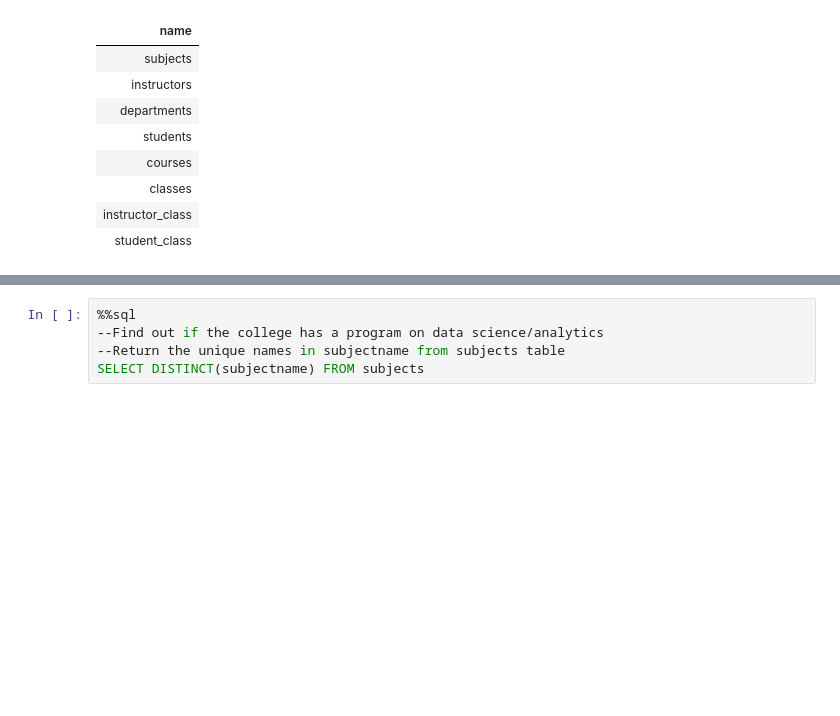
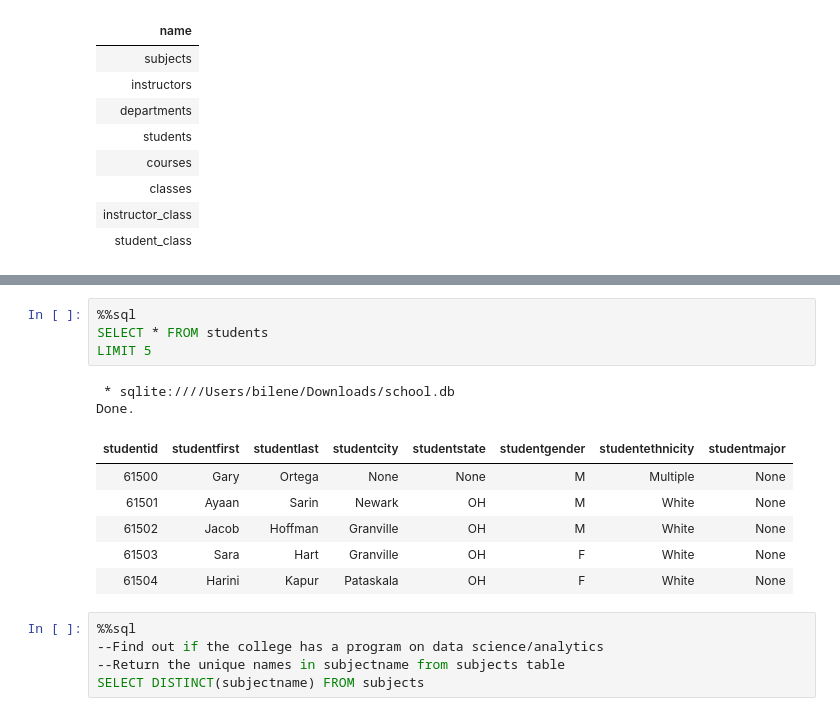
Before and after one commit to ernbilen/Data200_Fall23, a Jupyter notebook: notes/in-class/intro-to-sql.ipynb, the cells around one changed output, grey strips where cells are left out. Cells and saved outputs as stored; diff of their text form; blank space fills up the shorter version.

```diff
--- a/notes/in-class/intro-to-sql.ipynb
+++ b/notes/in-class/intro-to-sql.ipynb
@@ -651,3 +658,16 @@ Done.
+# %%
+%%sql
+SELECT * FROM students
+LIMIT 5
+# %% [output]
+ * sqlite:////Users/bilene/Downloads/school.db
+Done.
+| studentid | studentfirst | studentlast | studentcity | studentstate | studentgender | studentethnicity | studentmajor |
+| 61500 | Gary | Ortega | None | None | M | Multiple | None |
+| 61501 | Ayaan | Sarin | Newark | OH | M | White | None |
+| 61502 | Jacob | Hoffman | Granville | OH | M | White | None |
+| 61503 | Sara | Hart | Granville | OH | F | White | None |
+| 61504 | Harini | Kapur | Pataskala | OH | F | White | None |
 # %%
 %%sql
 --Find out if the college has a program on data science/analytics
```
Also changed, not shown: parts of 11 cells of this notebook.
